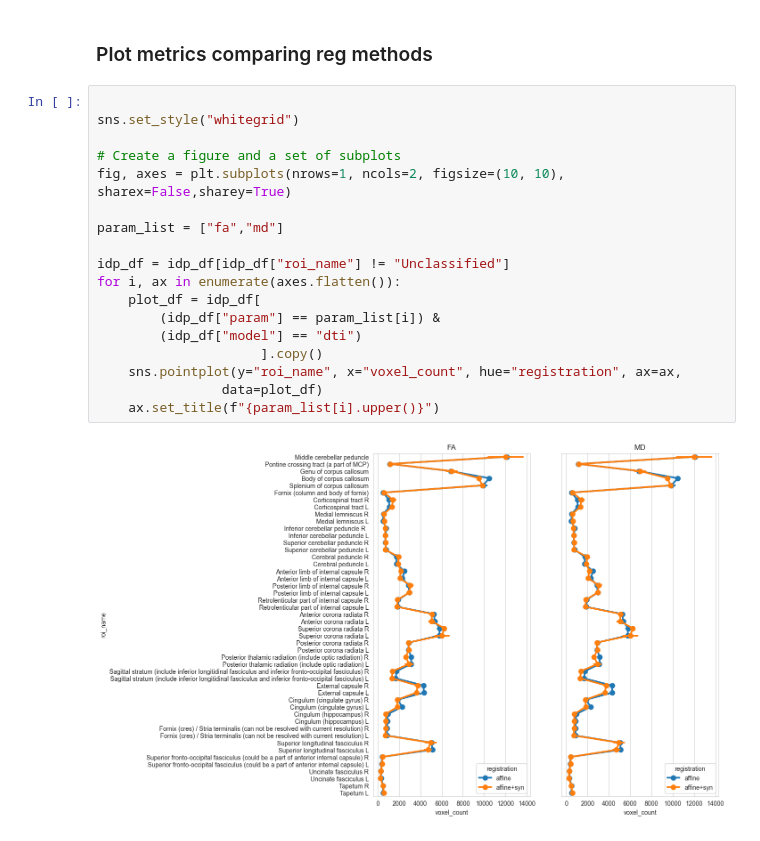
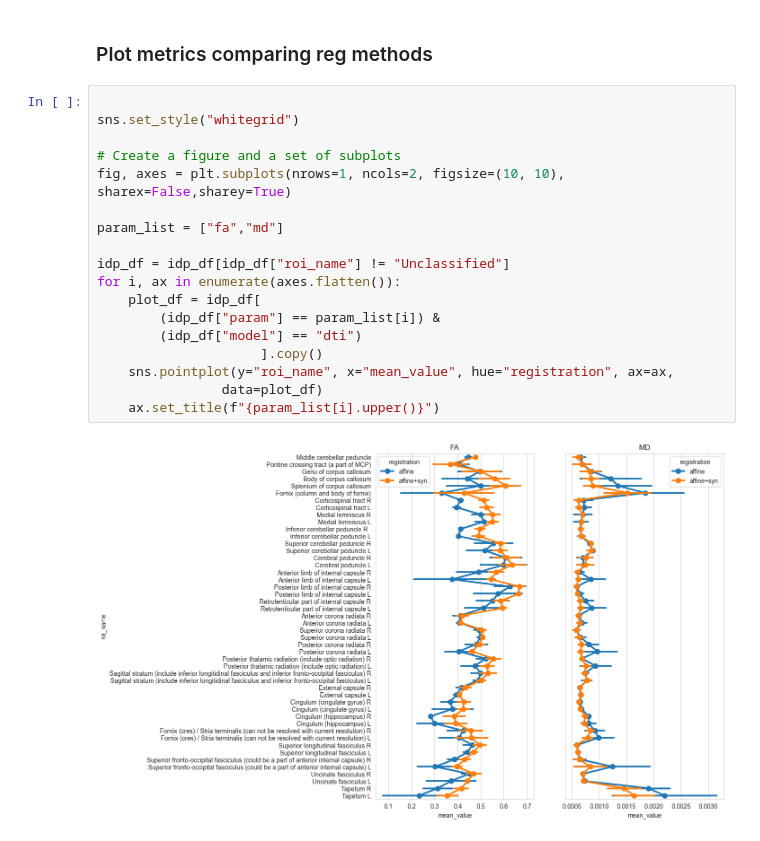
Before and after one commit to nikhil153/nipoppy-dmri-freewater, a Jupyter notebook: plot_diff_metrics.ipynb, the cells around one changed output. Drawn from its saved outputs; the diff is of its cells as text.

```diff
--- a/plot_diff_metrics.ipynb
+++ b/plot_diff_metrics.ipynb
@@ -34,20 +34,20 @@ idp_df.head()
 # %%
 
 sns.set_style("whitegrid")
 
 # Create a figure and a set of subplots
 fig, axes = plt.subplots(nrows=1, ncols=2, figsize=(10, 10), sharex=False,sharey=True)
 
 param_list = ["fa","md"]
 
 idp_df = idp_df[idp_df["roi_name"] != "Unclassified"]
 for i, ax in enumerate(axes.flatten()):
     plot_df = idp_df[
         (idp_df["param"] == param_list[i]) &
         (idp_df["model"] == "dti")
                      ].copy()
-    sns.pointplot(y="roi_name", x="voxel_count", hue="registration", ax=ax,
+    sns.pointplot(y="roi_name", x="mean_value", hue="registration", ax=ax,
                 data=plot_df)
     ax.set_title(f"{param_list[i].upper()}")
 # %% [output]
-[figure, old version]
+[figure, new version]
```
Also changed, not shown: parts of 1 cell of this notebook, 1 other file.
